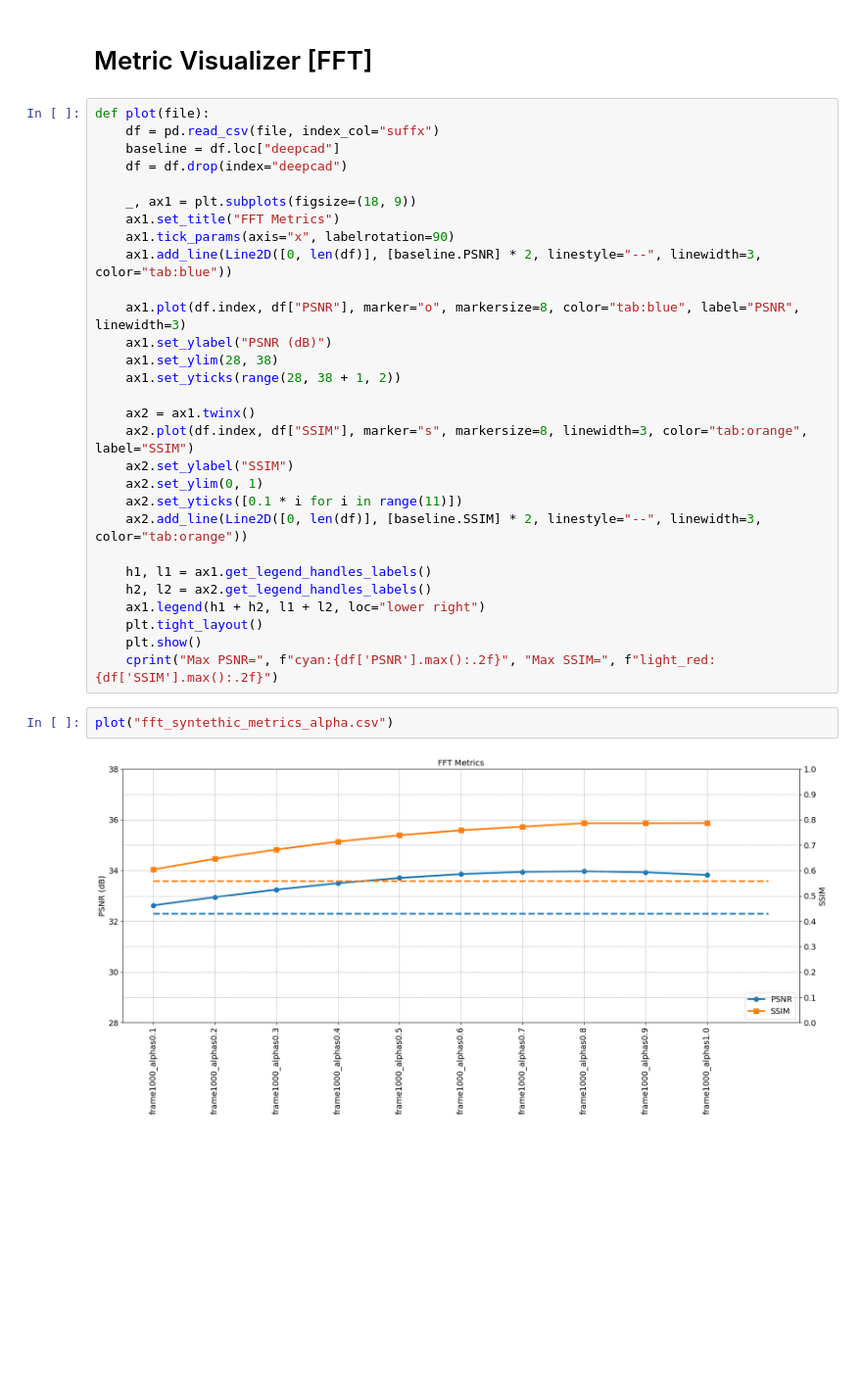
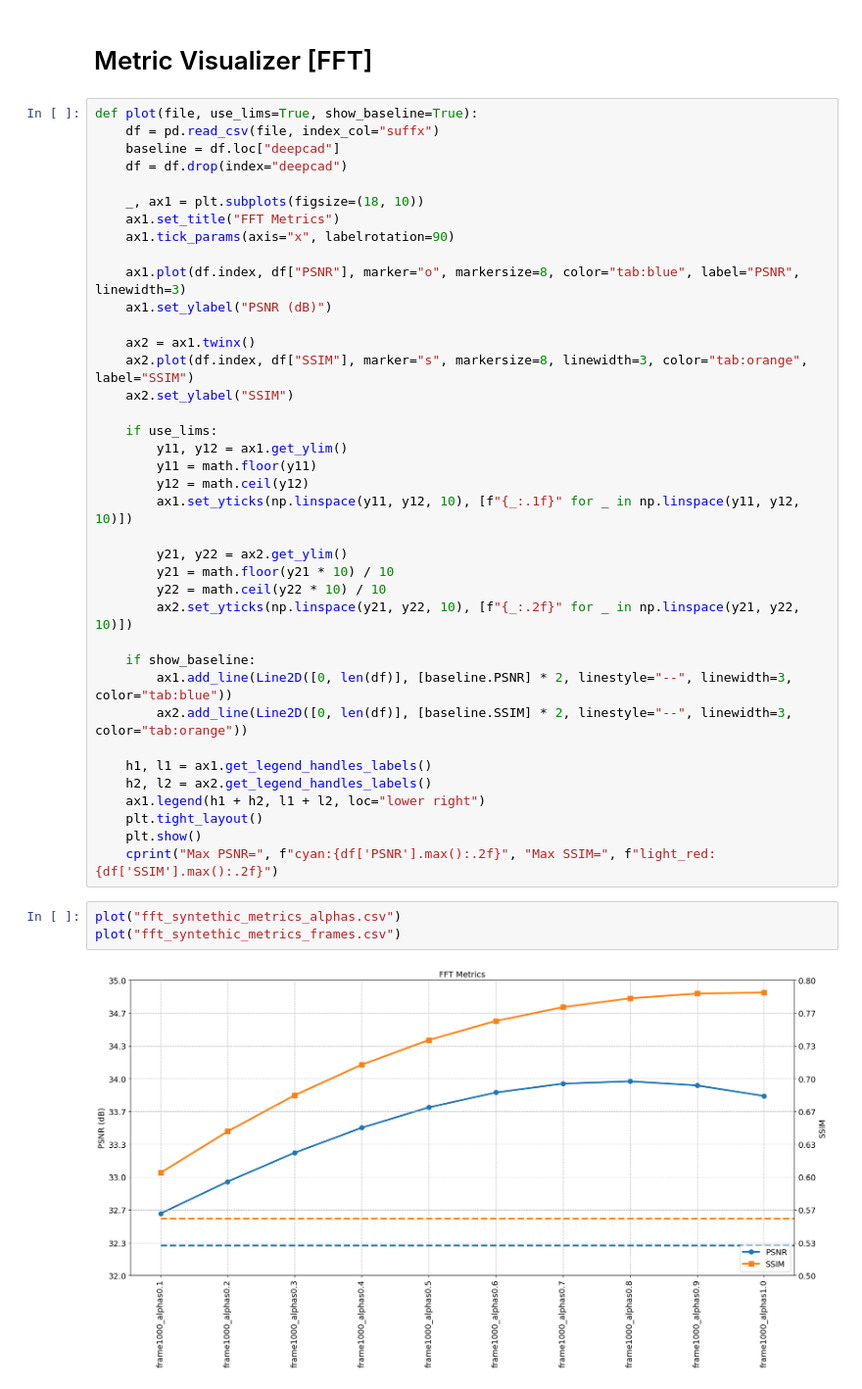
Before and after one commit to MrPio/freq2clean, a Jupyter notebook: 6-video_fusion/6.7.2-Visualizing_Metrics_FFT.ipynb, the cells around one changed output. Shown at 98% size. Drawn from its saved outputs; the diff is of its cells as text; blank space fills up the shorter version.

Commit message:
Plot metrics with baselines

```diff
--- a/6-video_fusion/6.7.2-Visualizing_Metrics_FFT.ipynb
+++ b/6-video_fusion/6.7.2-Visualizing_Metrics_FFT.ipynb
@@ -10,27 +11,36 @@ from src import *
 # %% [markdown]
 # Metric Visualizer [FFT]
 # %%
-def plot(file):
+def plot(file, use_lims=True, show_baseline=True):
     df = pd.read_csv(file, index_col="suffx")
     baseline = df.loc["deepcad"]
     df = df.drop(index="deepcad")
 
-    _, ax1 = plt.subplots(figsize=(18, 9))
+    _, ax1 = plt.subplots(figsize=(18, 10))
     ax1.set_title("FFT Metrics")
     ax1.tick_params(axis="x", labelrotation=90)
-    ax1.add_line(Line2D([0, len(df)], [baseline.PSNR] * 2, linestyle="--", linewidth=3, color="tab:blue"))
 
     ax1.plot(df.index, df["PSNR"], marker="o", markersize=8, color="tab:blue", label="PSNR", linewidth=3)
     ax1.set_ylabel("PSNR (dB)")
-    ax1.set_ylim(28, 38)
-    ax1.set_yticks(range(28, 38 + 1, 2))
 
     ax2 = ax1.twinx()
     ax2.plot(df.index, df["SSIM"], marker="s", markersize=8, linewidth=3, color="tab:orange", label="SSIM")
     ax2.set_ylabel("SSIM")
-    ax2.set_ylim(0, 1)
-    ax2.set_yticks([0.1 * i for i in range(11)])
-    ax2.add_line(Line2D([0, len(df)], [baseline.SSIM] * 2, linestyle="--", linewidth=3, color="tab:orange"))
+
+    if use_lims:
+        y11, y12 = ax1.get_ylim()
+        y11 = math.floor(y11)
+        y12 = math.ceil(y12)
+        ax1.set_yticks(np.linspace(y11, y12, 10), [f"{_:.1f}" for _ in np.linspace(y11, y12, 10)])
+
+        y21, y22 = ax2.get_ylim()
+        y21 = math.floor(y21 * 10) / 10
+        y22 = math.ceil(y22 * 10) / 10
+        ax2.set_yticks(np.linspace(y21, y22, 10), [f"{_:.2f}" for _ in np.linspace(y21, y22, 10)])
+
+    if show_baseline:
+        ax1.add_line(Line2D([0, len(df)], [baseline.PSNR] * 2, linestyle="--", linewidth=3, color="tab:blue"))
+        ax2.add_line(Line2D([0, len(df)], [baseline.SSIM] * 2, linestyle="--", linewidth=3, color="tab:orange"))
 
     h1, l1 = ax1.get_legend_handles_labels()
     h2, l2 = ax2.get_legend_handles_labels()
@@ -39,7 +49,8 @@ def plot(file):
     plt.show()
     cprint("Max PSNR=", f"cyan:{df['PSNR'].max():.2f}", "Max SSIM=", f"light_red:{df['SSIM'].max():.2f}")
 # %%
-plot("fft_syntethic_metrics_alpha.csv")
+plot("fft_syntethic_metrics_alphas.csv")
+plot("fft_syntethic_metrics_frames.csv")
 # %% [output]
-[figure, old version]
+[figure, new version]
 Max PSNR= 33.97 Max SSIM= 0.79
```
Also changed, not shown: parts of 2 cells of this notebook.
